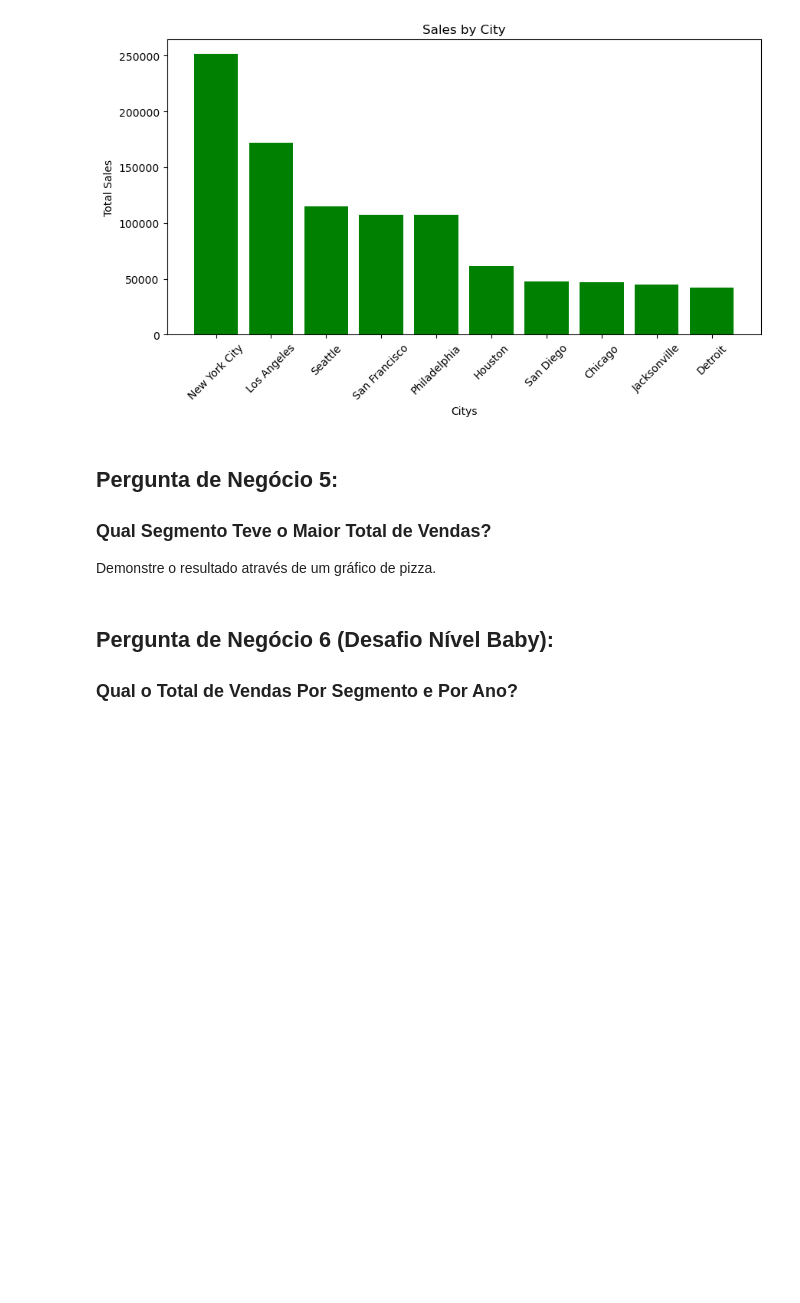
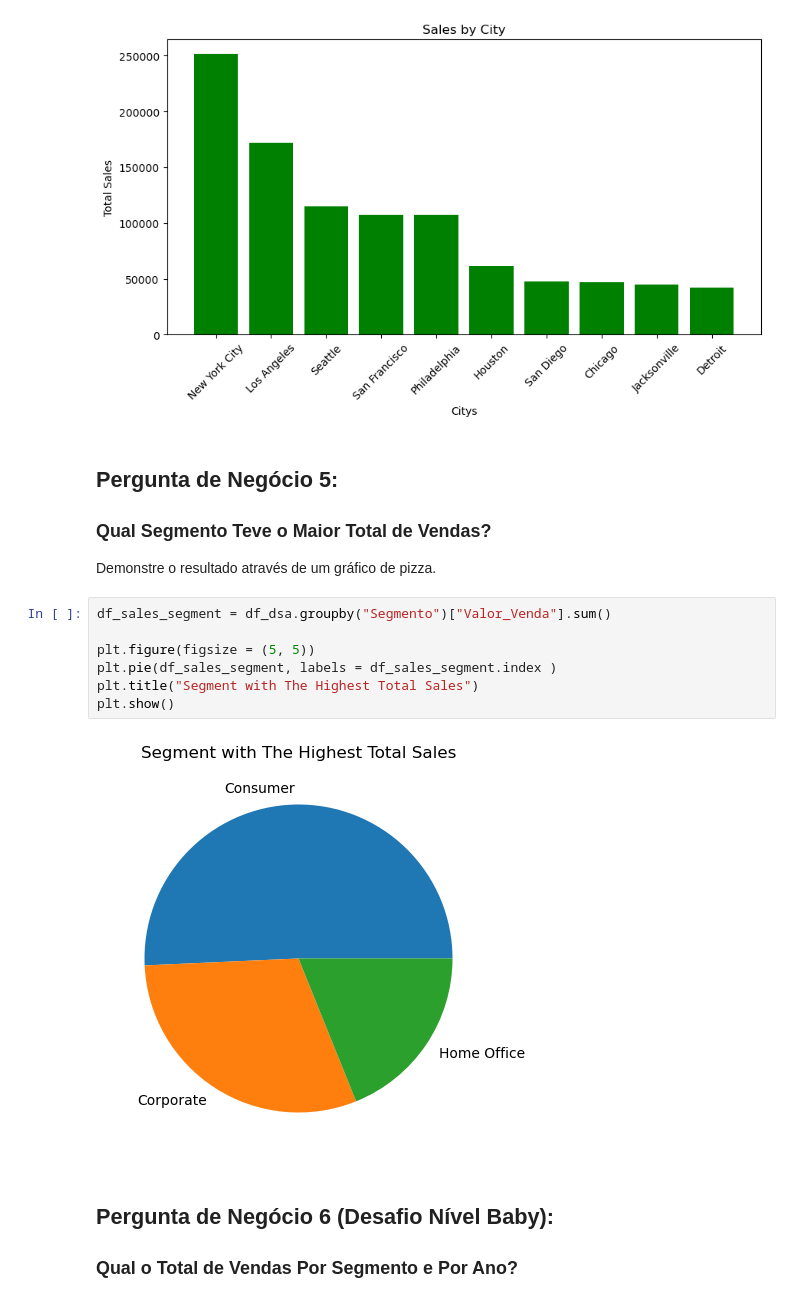
Before and after one commit to oguiaraujo/DSDA-Projects, a Jupyter notebook: DSA/Projeto2-Perguntas.ipynb, the cells around one changed output. Drawn from its saved outputs; the diff is of its cells as text; blank space fills up the shorter version.

```diff
--- a/DSA/Projeto2-Perguntas.ipynb
+++ b/DSA/Projeto2-Perguntas.ipynb
@@ -214,6 +214,15 @@ plt.show()
 ### Qual Segmento Teve o Maior Total de Vendas?
 
 Demonstre o resultado através de um gráfico de pizza.
+# %%
+df_sales_segment = df_dsa.groupby("Segmento")["Valor_Venda"].sum()
+
+plt.figure(figsize = (5, 5))
+plt.pie(df_sales_segment, labels = df_sales_segment.index )
+plt.title("Segment with The Highest Total Sales")
+plt.show()
+# %% [output]
+[figure, added]
 # %% [markdown]
 ## Pergunta de Negócio 6 (Desafio Nível Baby):
 
```
